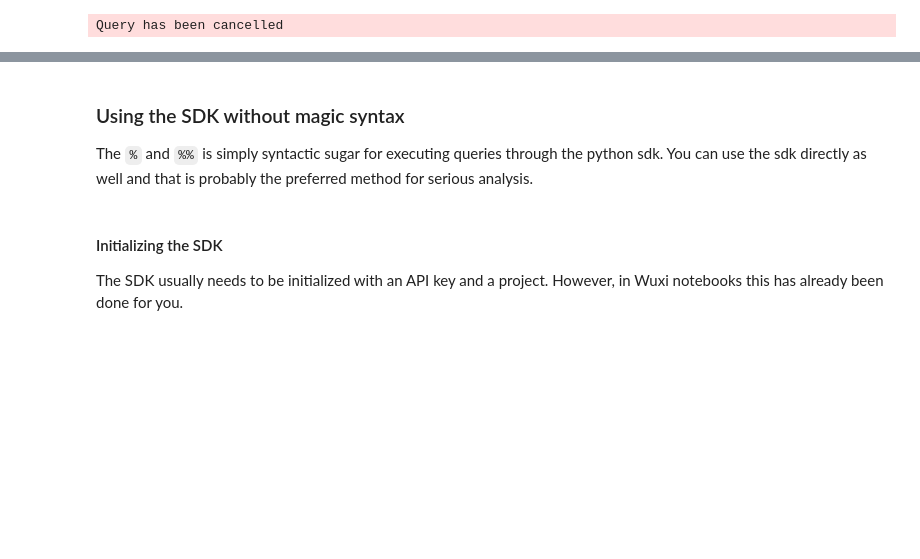
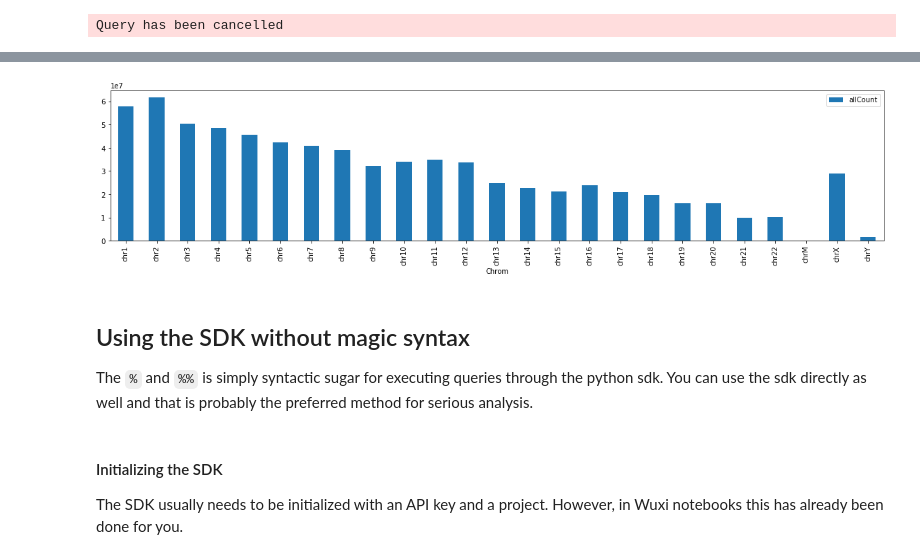
Before and after one commit to wuxi-nextcode/nextcode-python-sdk, a Jupyter notebook: doc/notebook.ipynb, the cells around one changed output, grey strips where cells are left out. Saved outputs shown, nothing was run; the diff lists cells and outputs as text; code cells hidden in the pictures; blank space fills up the shorter version.

```diff
--- a/doc/notebook.ipynb
+++ b/doc/notebook.ipynb
@@ -175,5 +172,18 @@ Query has been cancelled
+# %%
+# add a new column that coverts chrom names to have leading 0 for lexical sorting. chr1 -> chr01, etc.
+vals = []
+for v in df.Chrom:
+    vals.append(v if not v[-1].isdigit() else "chr{:02d}".format(int(v.split("chr")[1])))
+df['sort_col'] = vals
+df.sort_values("sort_col", inplace=True)
+# %%
+plt.rcParams["figure.figsize"] = (20,4)
+df.plot(kind="bar", x="Chrom", y="allCount")
+plt.show()
+# %% [output]
+[figure, added]
 # %% [markdown]
-### Using the SDK without magic syntax
+## Using the SDK without magic syntax
 The `%` and `%%` is simply syntactic sugar for executing queries through the python sdk. You can use the sdk directly as well and that is probably the preferred method for serious analysis.
 # %% [markdown]
 #### Initializing the SDK
```
Also changed, not shown: parts of 23 cells of this notebook, 35 other files.
